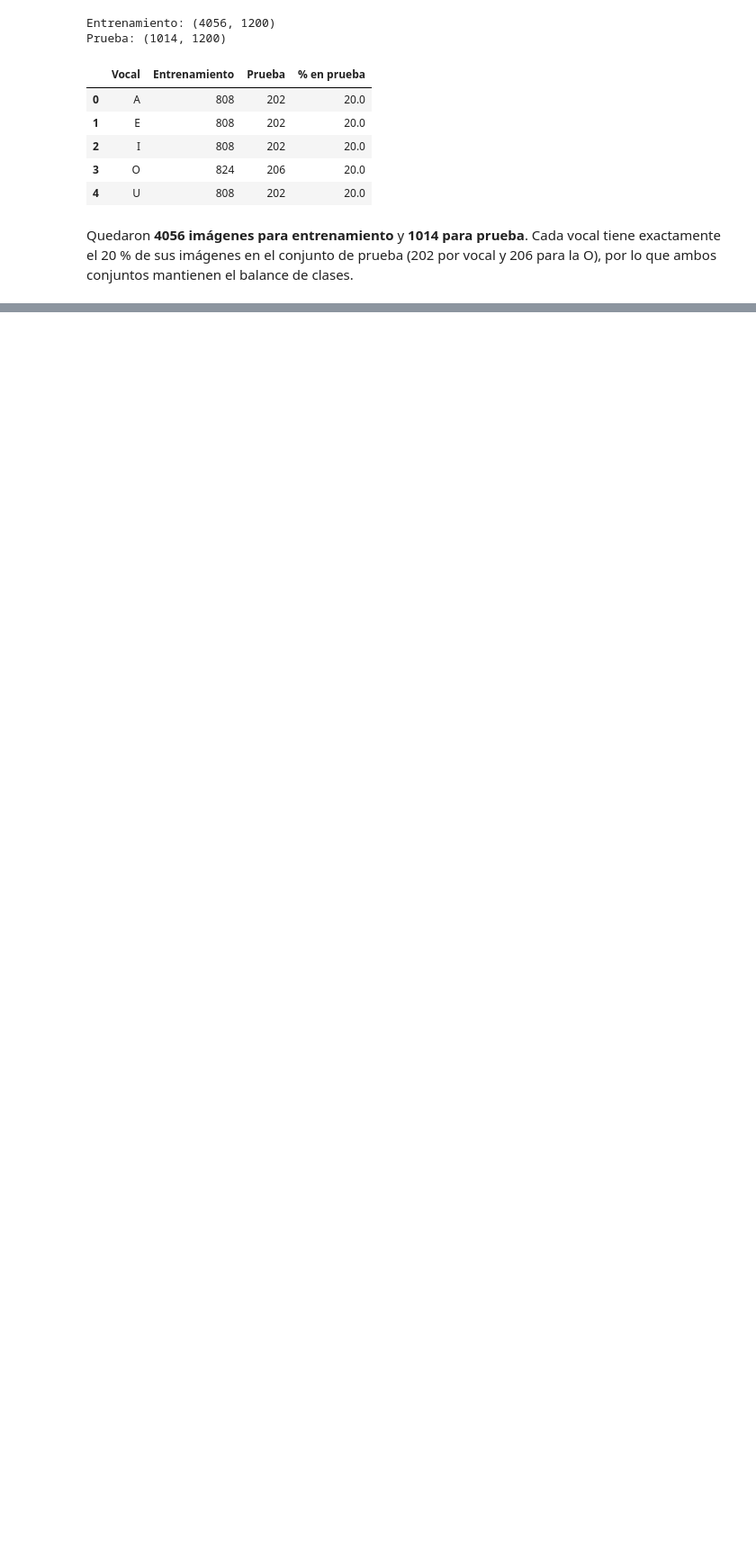
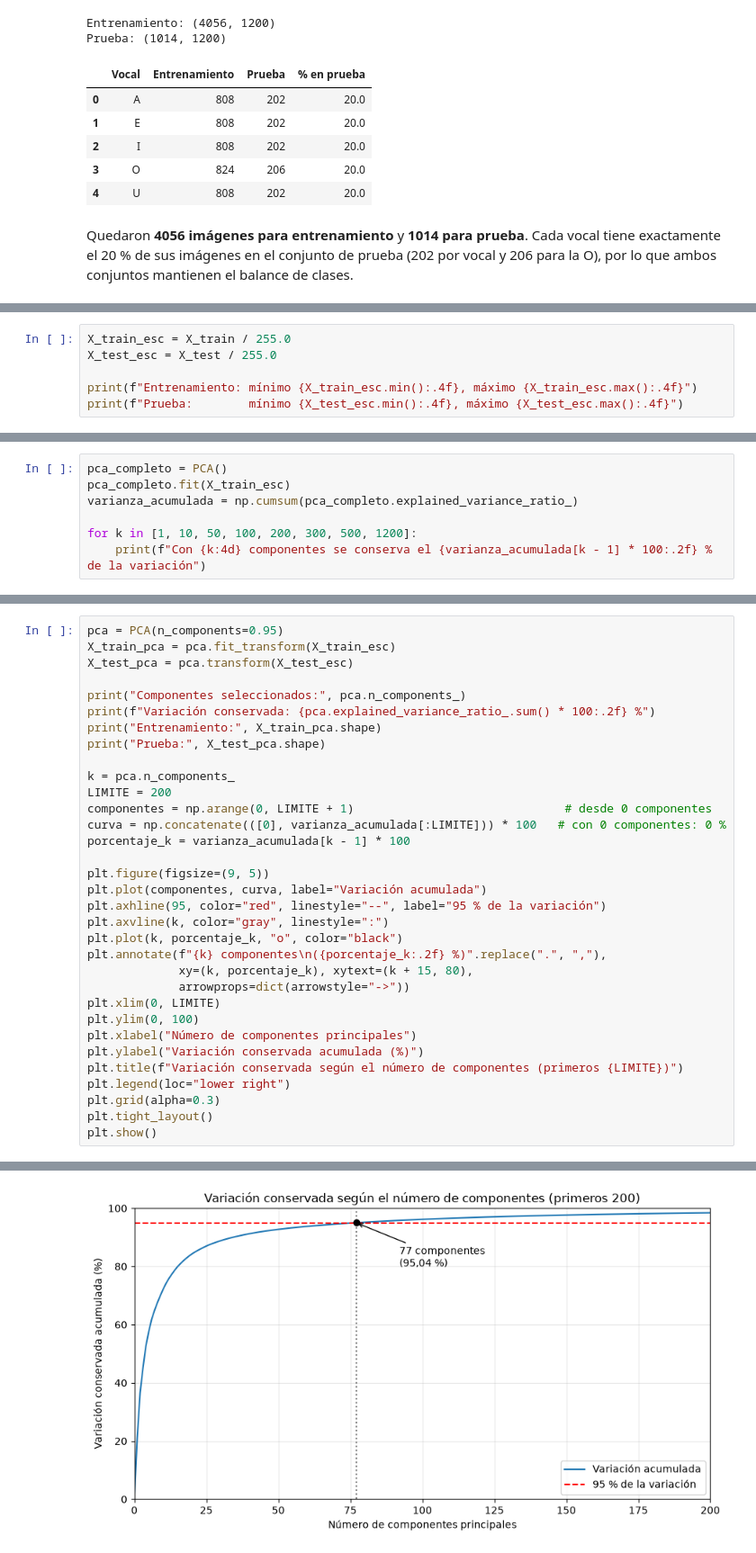
Before and after one commit to Proyect-MachineLearning-Supervised/Machine-Learning-Vowels, a Jupyter notebook: vowels.ipynb, the cells around one changed output, grey strips where cells are left out. Shown at 90% size. Saved outputs shown, nothing was run; the diff lists cells and outputs as text; blank space fills up the shorter version.

```diff
--- a/vowels.ipynb
+++ b/vowels.ipynb
@@ -633,0 +639,6 @@ Quedaron **4056 imágenes para entrenamiento** y **1014 para prueba**. Cada voca
+# %%
+X_train_esc = X_train / 255.0
+X_test_esc = X_test / 255.0
+
+print(f"Entrenamiento: mínimo {X_train_esc.min():.4f}, máximo {X_train_esc.max():.4f}")
+print(f"Prueba:        mínimo {X_test_esc.min():.4f}, máximo {X_test_esc.max():.4f}")
@@ -633,0 +654,7 @@ Quedaron **4056 imágenes para entrenamiento** y **1014 para prueba**. Cada voca
+# %%
+pca_completo = PCA()
+pca_completo.fit(X_train_esc)
+varianza_acumulada = np.cumsum(pca_completo.explained_variance_ratio_)
+
+for k in [1, 10, 50, 100, 200, 300, 500, 1200]:
+    print(f"Con {k:4d} componentes se conserva el {varianza_acumulada[k - 1] * 100:.2f} % de la variación")
@@ -633,0 +672,34 @@ Quedaron **4056 imágenes para entrenamiento** y **1014 para prueba**. Cada voca
+# %%
+pca = PCA(n_components=0.95)
+X_train_pca = pca.fit_transform(X_train_esc)
+X_test_pca = pca.transform(X_test_esc)
+
+print("Componentes seleccionados:", pca.n_components_)
+print(f"Variación conservada: {pca.explained_variance_ratio_.sum() * 100:.2f} %")
+print("Entrenamiento:", X_train_pca.shape)
+print("Prueba:", X_test_pca.shape)
+
+k = pca.n_components_
+LIMITE = 200
+componentes = np.arange(0, LIMITE + 1)                              # desde 0 componentes
+curva = np.concatenate(([0], varianza_acumulada[:LIMITE])) * 100   # con 0 componentes: 0 %
+porcentaje_k = varianza_acumulada[k - 1] * 100
+
+plt.figure(figsize=(9, 5))
+plt.plot(componentes, curva, label="Variación acumulada")
+plt.axhline(95, color="red", linestyle="--", label="95 % de la variación")
+plt.axvline(k, color="gray", linestyle=":")
+plt.plot(k, porcentaje_k, "o", color="black")
+plt.annotate(f"{k} componentes\n({porcentaje_k:.2f} %)".replace(".", ","),
+             xy=(k, porcentaje_k), xytext=(k + 15, 80),
+             arrowprops=dict(arrowstyle="->"))
+plt.xlim(0, LIMITE)
+plt.ylim(0, 100)
+plt.xlabel("Número de componentes principales")
+plt.ylabel("Variación conservada acumulada (%)")
+plt.title(f"Variación conservada según el número de componentes (primeros {LIMITE})")
+plt.legend(loc="lower right")
+plt.grid(alpha=0.3)
+plt.tight_layout()
+plt.show()
+# %% [output]
@@ -633,0 +710 @@ Quedaron **4056 imágenes para entrenamiento** y **1014 para prueba**. Cada voca
+[figure, added]
```
Also changed, not shown: parts of 12 cells of this notebook.
